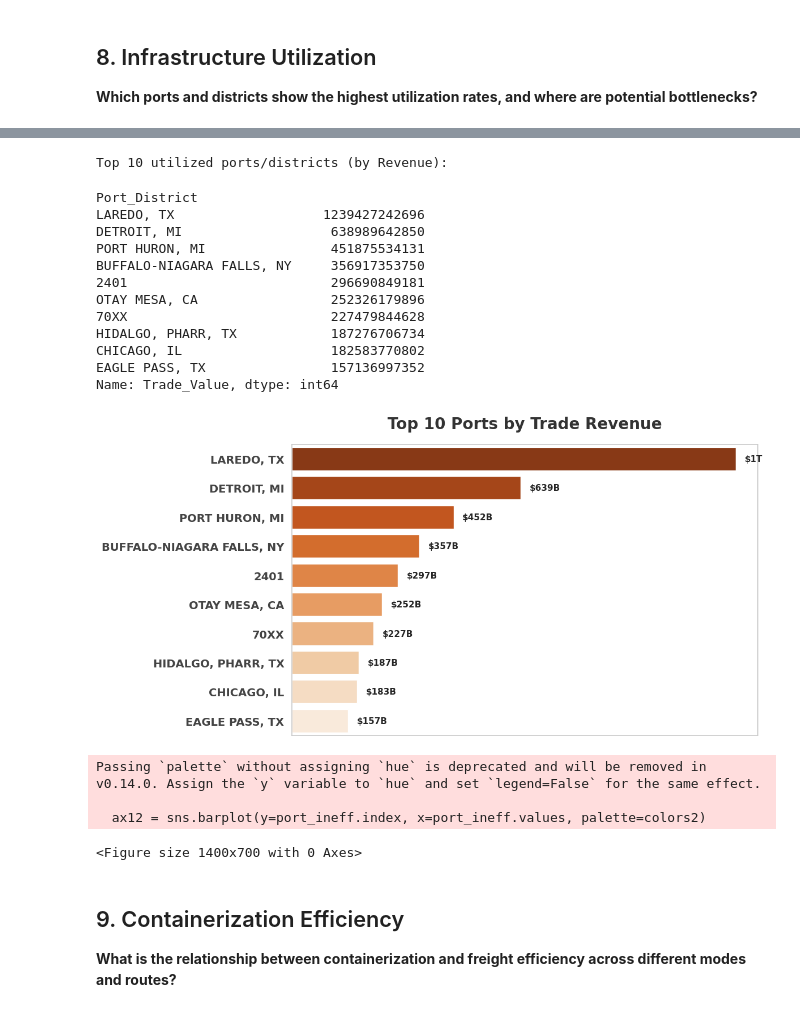
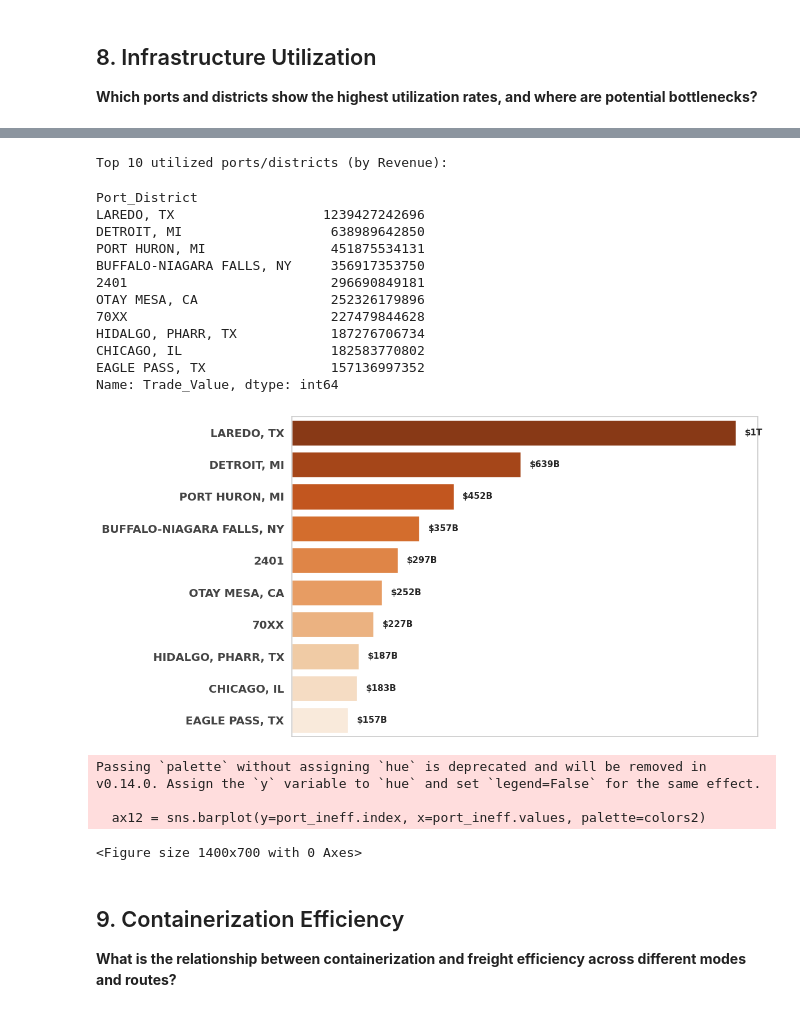
Before and after one commit to JohnEvansOkyere/Trans_BorderFreight_Data_Analysis, a Jupyter notebook: notebooks/eda_analysis_original.ipynb, the cells around one changed output, grey strips where cells are left out. Saved outputs shown, nothing was run; the diff lists cells and outputs as text; code cells hidden in the pictures.

```diff
--- a/notebooks/eda_analysis_original.ipynb
+++ b/notebooks/eda_analysis_original.ipynb
@@ -1136,14 +1139,14 @@ if 'US_State' in dot2.columns and 'Mexico_State' in dot2.columns and 'Canada_Pro
         palette='Reds_r'
     )
 
-    plt.title(
-        'Top 3 Cost-Inefficient Routes',
-        fontweight='bold',
-        fontsize=20,
-        fontfamily='sans-serif',
-        color='#333333',
-        pad=20
-    )
+    # plt.title(
+    #     'Top 3 Cost-Inefficient Routes',
+    #     fontweight='bold',
+    #     fontsize=20,
+    #     fontfamily='sans-serif',
+    #     color='#333333',
+    #     pad=20
+    # )
 
     plt.xlabel(
         'Mode - Route Combination',
@@ -1197,8 +1200,8 @@ if 'US_State' in dot2.columns and 'Mexico_State' in dot2.columns and 'Canada_Pro
 
 
     #Export option for reporting or stakeholder slides
-    plt.savefig("images/Top 3 Most Inefficient Mode-Route.png", dpi=300, bbox_inches="tight")
-    plt.close()
+    # plt.savefig("images/Top 3 Most Inefficient Mode-Route.png", dpi=300, bbox_inches="tight")
+    # plt.close()
 
     plt.tight_layout()
     plt.show()
@@ -1839,15 +1958,15 @@ if 'Port_District' in dot1.columns:
 
 
     # Title and labels
-    plt.title(
-        'Top 10 Ports by Trade Revenue',
+    # plt.title(
+    #     'Top 10 Ports by Trade Revenue',
 
-        fontsize=20,
-        fontweight='bold',
-        fontfamily='sans-serif',
-        color='#333333',
-        pad=20
-    )
+    #     fontsize=20,
+    #     fontweight='bold',
+    #     fontfamily='sans-serif',
+    #     color='#333333',
+    #     pad=20
+    # )
 
     plt.xlabel('Total Trade Value (USD)',
               fontsize=14,
@@ -1879,10 +1998,10 @@ if 'Port_District' in dot1.columns:
     plt.tight_layout()
 
     # Save and display
-    plt.savefig('images/top_ports_by_revenue.png',
-                bbox_inches='tight',
-                dpi=300,
-                facecolor='white')
+    # plt.savefig('images/top_ports_by_revenue.png',
+    #             bbox_inches='tight',
+    #             dpi=300,
+    #             facecolor='white')
     plt.show()
 
     # --------------------------------------------------------------
@@ -1901,14 +2020,14 @@ if 'Port_District' in dot1.columns:
     plt.figure(figsize=(10, 6))
     ax12 = sns.barplot(y=port_ineff.index, x=port_ineff.values, palette=colors2)
 
-    plt.title(
-        'Top 10 Potential Bottleneck Ports (High Avg Cost/Weight)',
-        fontsize=20,
-        fontweight='bold',
-        fontfamily='sans-serif',
-        color='#333333',
-        pad=20
-    )
+    # plt.title(
+    #     'Top 10 Potential Bottleneck Ports (High Avg Cost/Weight)',
+    #     fontsize=20,
+    #     fontweight='bold',
+    #     fontfamily='sans-serif',
+    #     color='#333333',
+    #     pad=20
+    # )
 
     plt.xlabel('Avg Cost per Weight', fontsize=15, fontfamily='sans-serif', fontweight='semibold', color='#333333', labelpad=12)
     plt.ylabel('')
@@ -1919,34 +2038,34 @@ if 'Port_District' in dot1.columns:
     ax12.grid(False)
 
     for i, v in enumerate(port_ineff.values):
         ax12.text(v + max(port_ineff.values)*0.01, i, human_format(v), va='center', fontweight='bold')
 
     # Clean visual borders
     for spine in ['top', 'right', 'bottom', 'left']:
         ax12.spines[spine].set_visible(False)
     ax12.set_facecolor('white')
 
        # Optional export:
     plt.savefig("images/Top 10 ports bottlenects.png", dpi=300, bbox_inches="tight")
     plt.close()
 
     plt.tight_layout()
     plt.show()
 # %% [output]
 Top 10 utilized ports/districts (by Revenue):
 Port_District
 LAREDO, TX                   1239427242696
 DETROIT, MI                   638989642850
 PORT HURON, MI                451875534131
 BUFFALO-NIAGARA FALLS, NY     356917353750
 2401                          296690849181
 OTAY MESA, CA                 252326179896
 70XX                          227479844628
 HIDALGO, PHARR, TX            187276706734
 CHICAGO, IL                   182583770802
 EAGLE PASS, TX                157136997352
 Name: Trade_Value, dtype: int64
-[figure, old version]
+[figure, new version]
 Passing `palette` without assigning `hue` is deprecated and will be removed in v0.14.0. Assign the `y` variable to `hue` and set `legend=False` for the same effect.
 
   ax12 = sns.barplot(y=port_ineff.index, x=port_ineff.values, palette=colors2)
```
Also changed, not shown: parts of 17 cells of this notebook, 23 other files.
